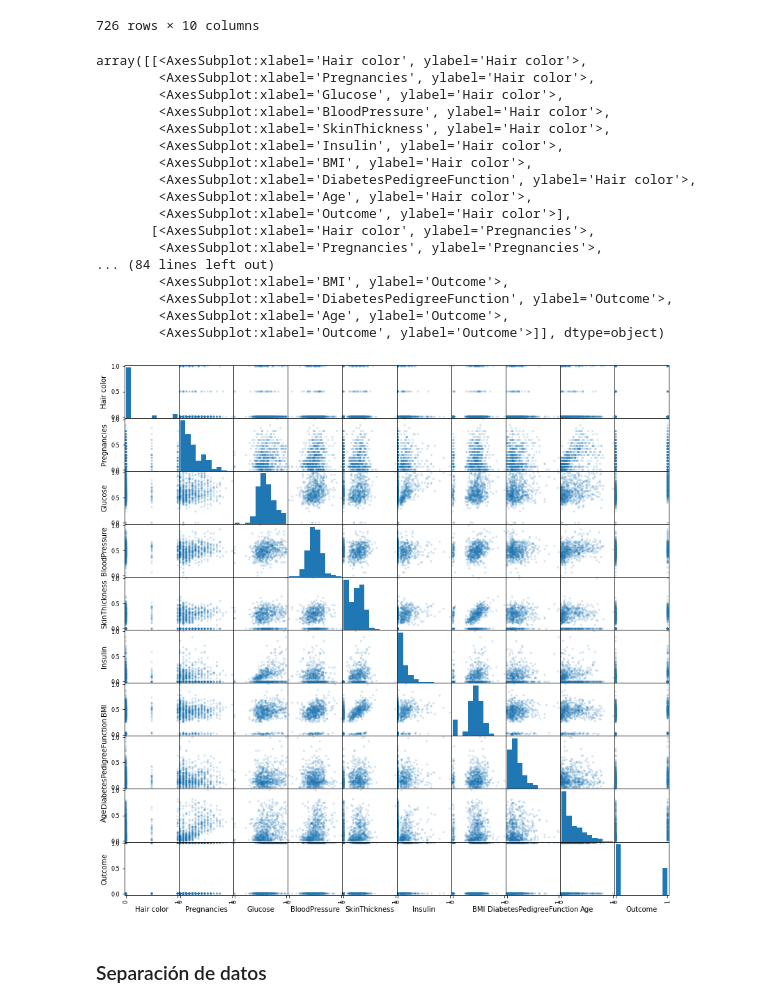
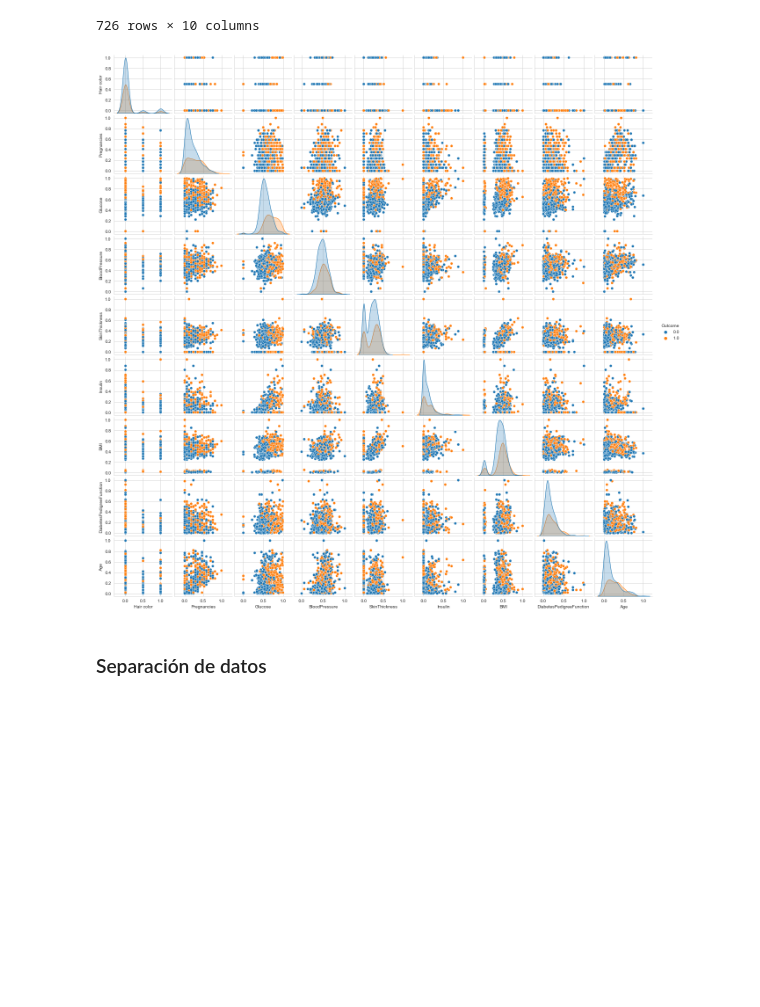
Before and after one commit to malvarezg1/BI, a Jupyter notebook: Laboratorio1.ipynb, the cells around one changed output. Cells and saved outputs as stored; diff of their text form; code cells hidden in the pictures; blank space fills up the shorter version.

```diff
--- a/Laboratorio1.ipynb
+++ b/Laboratorio1.ipynb
@@ -130,6 +130,7 @@ array(['72', '66', '64', '40', '74', '50', '0', '70', '96', '92', '80',
 df["BloodPressure"] = pd.to_numeric(df["BloodPressure"], errors = "coerce")
 df["BloodPressure"] = df["BloodPressure"].replace(0,np.nan)
 # %%
+df.loc[df['SkinThickness'] <= 0] = np.nan
 df["SkinThickness"].value_counts()
 # %% [output]
 0     226
@@ -184,5 +205,5 @@ array([  0.,  94., 168.,  88., 543., 846., 175., 230.,  83.,  96., 235.,
 # %%
-df.loc[df['BMI'] == 0] = np.nan
+df.loc[df['BMI'] == 0.] = np.nan
 df["BMI"].value_counts()
 # %% [output]
 32.0     13
@@ -278,27 +299,12 @@ df
 | 724 | 0.0 | 0.058824 | 0.633166 | 0.367347 | 0.000000 | 0.000000 | 0.431644 | ... |
 | 725 | 1.0 | 0.058824 | 0.467337 | 0.469388 | 0.313131 | 0.000000 | 0.436252 | ... |
 726 rows × 10 columns
-# %%
-pd.plotting.scatter_matrix(df, alpha=0.2, figsize=(14,14))
-# %% [output]
-array([[<AxesSubplot:xlabel='Hair color', ylabel='Hair color'>,
-        <AxesSubplot:xlabel='Pregnancies', ylabel='Hair color'>,
-        <AxesSubplot:xlabel='Glucose', ylabel='Hair color'>,
-        <AxesSubplot:xlabel='BloodPressure', ylabel='Hair color'>,
-        <AxesSubplot:xlabel='SkinThickness', ylabel='Hair color'>,
-        <AxesSubplot:xlabel='Insulin', ylabel='Hair color'>,
-        <AxesSubplot:xlabel='BMI', ylabel='Hair color'>,
-        <AxesSubplot:xlabel='DiabetesPedigreeFunction', ylabel='Hair color'>,
-        <AxesSubplot:xlabel='Age', ylabel='Hair color'>,
-        <AxesSubplot:xlabel='Outcome', ylabel='Hair color'>],
-       [<AxesSubplot:xlabel='Hair color', ylabel='Pregnancies'>,
-        <AxesSubplot:xlabel='Pregnancies', ylabel='Pregnancies'>,
-... (84 lines left out)
-        <AxesSubplot:xlabel='BMI', ylabel='Outcome'>,
-        <AxesSubplot:xlabel='DiabetesPedigreeFunction', ylabel='Outcome'>,
-        <AxesSubplot:xlabel='Age', ylabel='Outcome'>,
-        <AxesSubplot:xlabel='Outcome', ylabel='Outcome'>]], dtype=object)
-[figure, removed]
+# %%
+sn.set_style("whitegrid");
+sn.pairplot(df, hue="Outcome", height=2);
+plt.show()
+# %% [output]
+[figure, added]
 # %% [markdown]
 ### Separación de datos
 # %%
```
Also changed, not shown: parts of 11 cells of this notebook.
